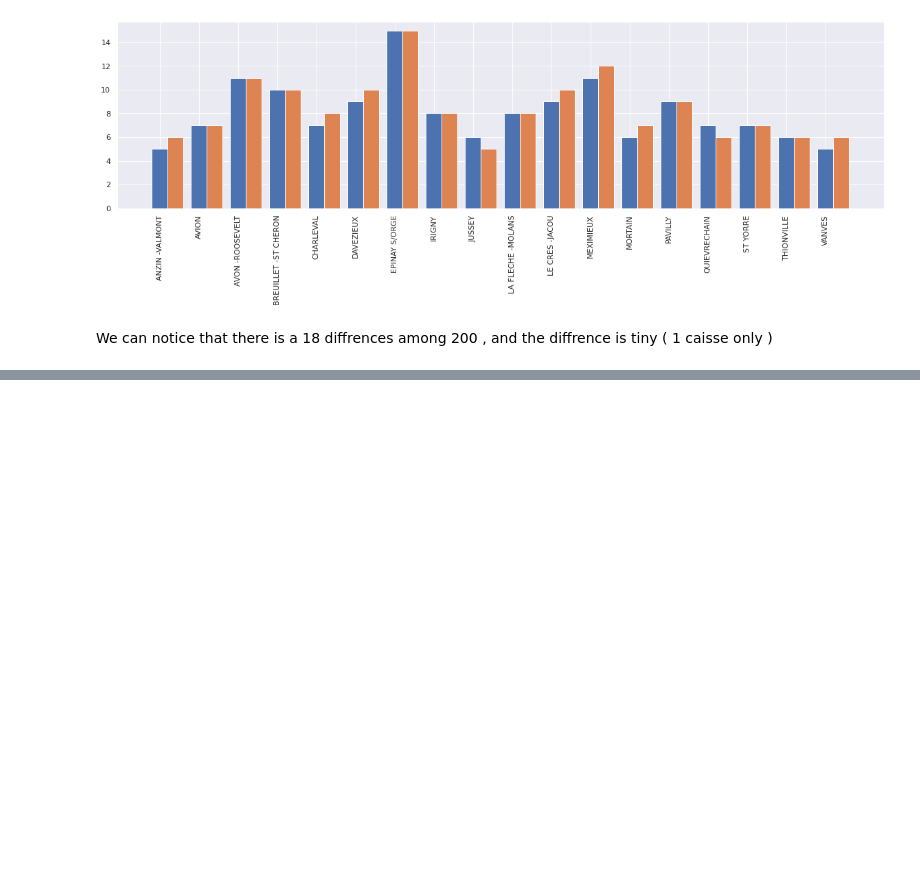
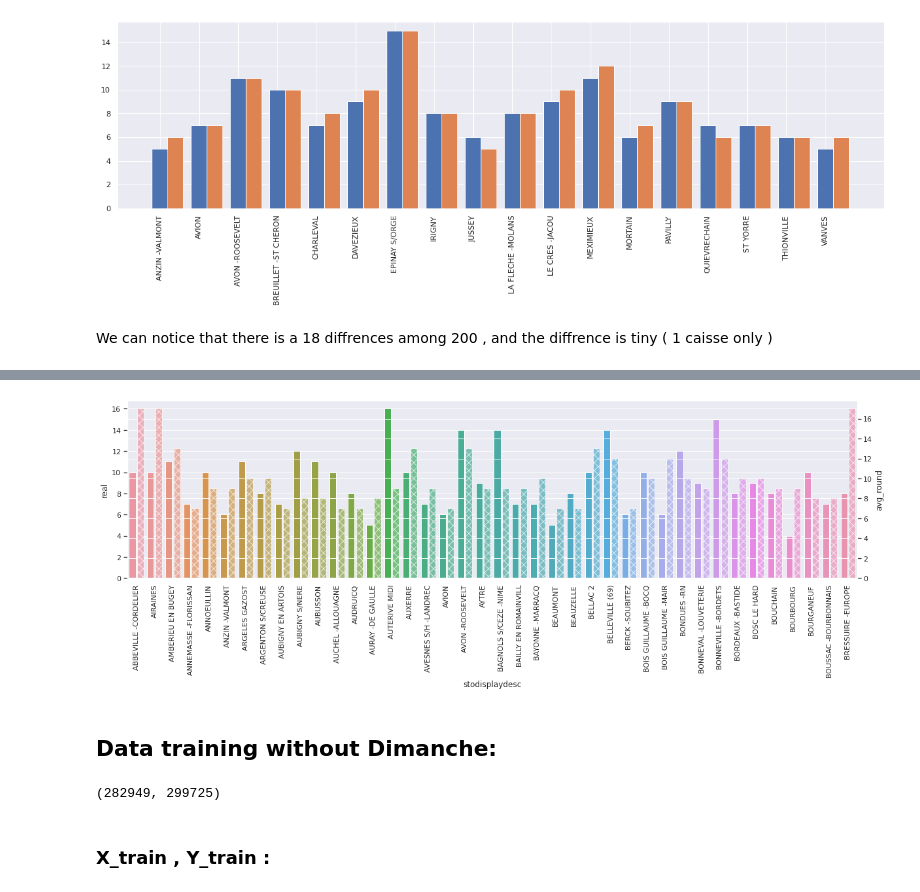
Before and after one commit to SeyfGoumeida/PFE, a Jupyter notebook: PFE_Mémoire_Master_2_MLSD_.ipynb, the cells around one changed output, grey strips where cells are left out. Cells and saved outputs as stored; diff of their text form; code cells hidden in the pictures; blank space fills up the shorter version.

```diff
--- a/PFE_Mémoire_Master_2_MLSD_.ipynb
+++ b/PFE_Mémoire_Master_2_MLSD_.ipynb
@@ -1331,0 +1386,4 @@ We can notice that there is a 18 diffrences among 200 , and the diffrence is tin
+# %%
+BDD = BDD.astype({"Nombre Caisses (hors SCO et périphéries)": int})
+caisse_max1 = BDD[['stodisplaydesc','Nombre Caisses (hors SCO et périphéries)','Nombre total de Caisses SCO']].groupby(["stodisplaydesc"]).mean().sort_values(by=['Nombre Caisses (hors SCO et périphéries)'], ascending=False).reset_index()
+caisse_max1
@@ -1331,0 +1465,4 @@ We can notice that there is a 18 diffrences among 200 , and the diffrence is tin
+# %%
+list_anabel_train = list(scoring_final_2['stoanabelkey'].values)
+list_anabel = list(BDD.stoanabelkey.unique())
+list_anabel_test = [x for x in list_anabel if x not in list_anabel_train]
@@ -1331,0 +1534,6 @@ We can notice that there is a 18 diffrences among 200 , and the diffrence is tin
+# %%
+from sklearn.neighbors import KNeighborsRegressor
+neigh = KNeighborsRegressor(n_neighbors=2)
+neigh.fit(X_train, Y_train)
+predictedKNR  = neigh.predict(X_test)
+print(predictedKNR)
@@ -1331,0 +1691,34 @@ We can notice that there is a 18 diffrences among 200 , and the diffrence is tin
+# %%
+data = MinMaxAvgReal.head(40)
+x_= data.columns[0]
+y_ = data.columns[2]
+y_2 = data.columns[5]
+
+data1 = data[[x_, y_]]
+data2 = data[[x_, y_2]]
+
+plt.figure(figsize=(20, 5))
+ax = sns.barplot(x=x_, y=y_, data=data1)
+width_scale = 0.45
+for bar in ax.containers[0]:
+    bar.set_width(bar.get_width() * width_scale)
+ax2 = ax.twinx()
+sns.barplot(x=x_, y=y_2, data=data2, alpha=0.7, hatch='xx', ax=ax2)
+for bar in ax2.containers[0]:
+    x = bar.get_x()
+    w = bar.get_width()
+    bar.set_x(x + w * (1- width_scale))
+    bar.set_width(w * width_scale)
+ax.set_xticklabels(ax.get_xticklabels(),rotation = 90)
+plt.show()
+# %% [output]
+[figure, added]
+# %% [markdown]
+## Data training without Dimanche:
+# %%
+BDDNoDimanche = BDD[BDD.Jour_x != "Dimanche"]
+len(BDDNoDimanche),len(BDD)
+# %% [output]
+(282949, 299725)
+# %% [markdown]
+### X_train , Y_train :
```
Also changed, not shown: parts of 71 cells of this notebook.
